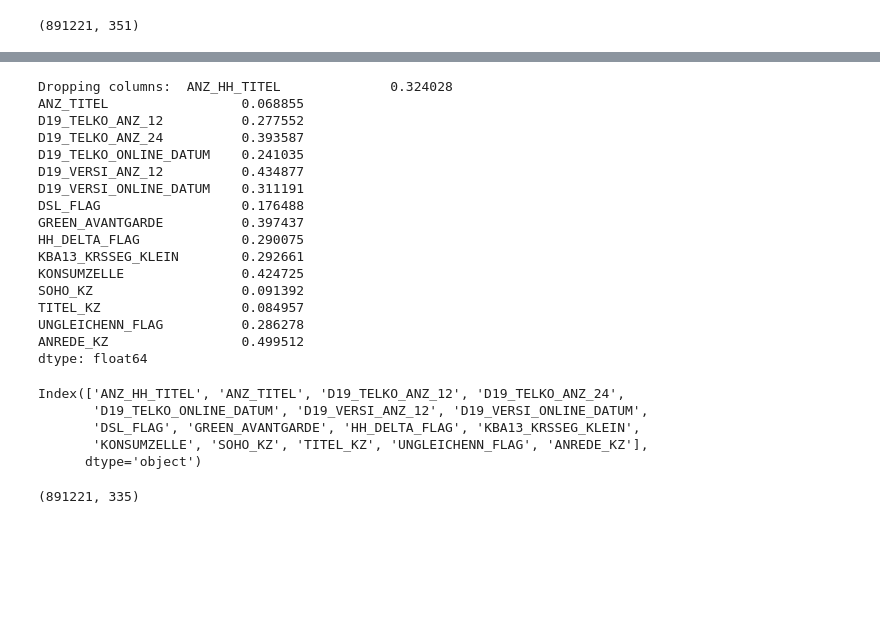
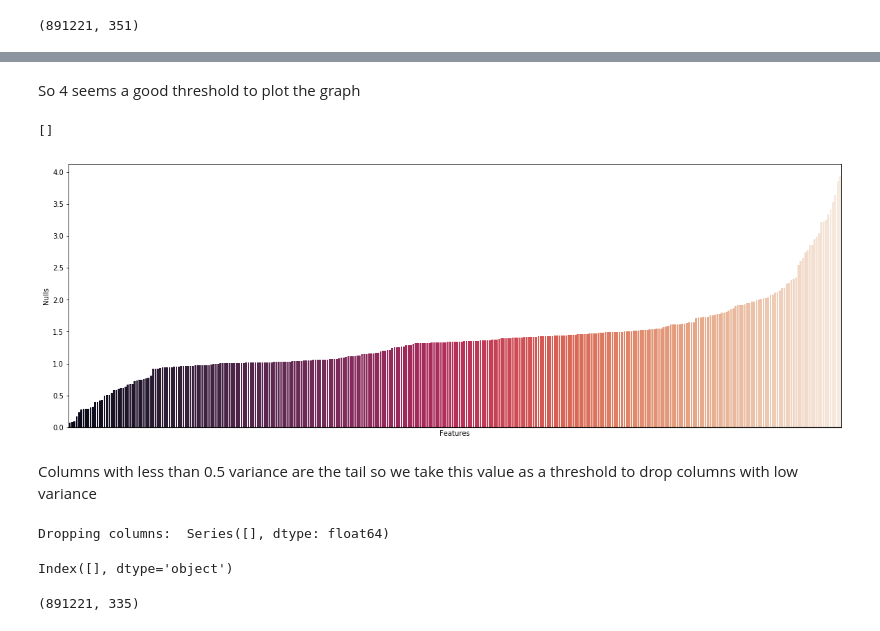
Before and after one commit to AlbertoDeBlas/MLEngineerNanodegreeCapstone, a Jupyter notebook: Arvato Project Workbook Part 1 Customer Segmentation Report.ipynb, the cells around one changed output, grey strips where cells are left out. Drawn from its saved outputs; the diff is of its cells as text; code cells hidden in the pictures; blank space fills up the shorter version.

```diff
--- a/Arvato Project Workbook Part 1 Customer Segmentation Report.ipynb
+++ b/Arvato Project Workbook Part 1 Customer Segmentation Report.ipynb
@@ -170,28 +211,32 @@ azdias_description = azdias_df.describe()
+# %% [markdown]
+So 4 seems a good threshold to plot the graph
+# %%
+
+variances = getVariances(azdias_df)
+np_variances = np.array(variances)
+np_variances = np_variances[(np_variances < 4)]
+variances = pd.Series(np_variances)
+variances = variances.sort_values(ascending = False)
+# %%
+f, (ax1) = plt.subplots(1, 1, figsize=(20, 7), sharex=True)
+
+x = list(variances)
+y1 = variances.values
+sns.barplot(x=x, y=y1, palette="rocket", ax=ax1)
+ax1.axhline(0, color="k", clip_on=False)
+ax1.set_ylabel("Nulls")
+ax1.set_xlabel("Features")
+ax1.set_xticks([])
+# %% [output]
+[]
+[figure, added]
+# %% [markdown]
+Columns with less than 0.5 variance are the tail so we take this value as a threshold to drop columns with low variance
 # %%
-dropLowVarianceCols(azdias_df)
+dropLowVarianceCols(azdias_df, threshold = 0.5)
 # %% [output]
-Dropping columns:  ANZ_HH_TITEL              0.324028
-ANZ_TITEL                 0.068855
-D19_TELKO_ANZ_12          0.277552
-D19_TELKO_ANZ_24          0.393587
-D19_TELKO_ONLINE_DATUM    0.241035
-D19_VERSI_ANZ_12          0.434877
-D19_VERSI_ONLINE_DATUM    0.311191
-DSL_FLAG                  0.176488
-GREEN_AVANTGARDE          0.397437
-HH_DELTA_FLAG             0.290075
-KBA13_KRSSEG_KLEIN        0.292661
-KONSUMZELLE               0.424725
-SOHO_KZ                   0.091392
-TITEL_KZ                  0.084957
-UNGLEICHENN_FLAG          0.286278
-ANREDE_KZ                 0.499512
-dtype: float64
+Dropping columns:  Series([], dtype: float64)
-Index(['ANZ_HH_TITEL', 'ANZ_TITEL', 'D19_TELKO_ANZ_12', 'D19_TELKO_ANZ_24',
-       'D19_TELKO_ONLINE_DATUM', 'D19_VERSI_ANZ_12', 'D19_VERSI_ONLINE_DATUM',
-       'DSL_FLAG', 'GREEN_AVANTGARDE', 'HH_DELTA_FLAG', 'KBA13_KRSSEG_KLEIN',
-       'KONSUMZELLE', 'SOHO_KZ', 'TITEL_KZ', 'UNGLEICHENN_FLAG', 'ANREDE_KZ'],
-      dtype='object')
+Index([], dtype='object')
 # %%
 azdias_df.shape
 # %% [output]
```
Also changed, not shown: parts of 73 cells of this notebook.
